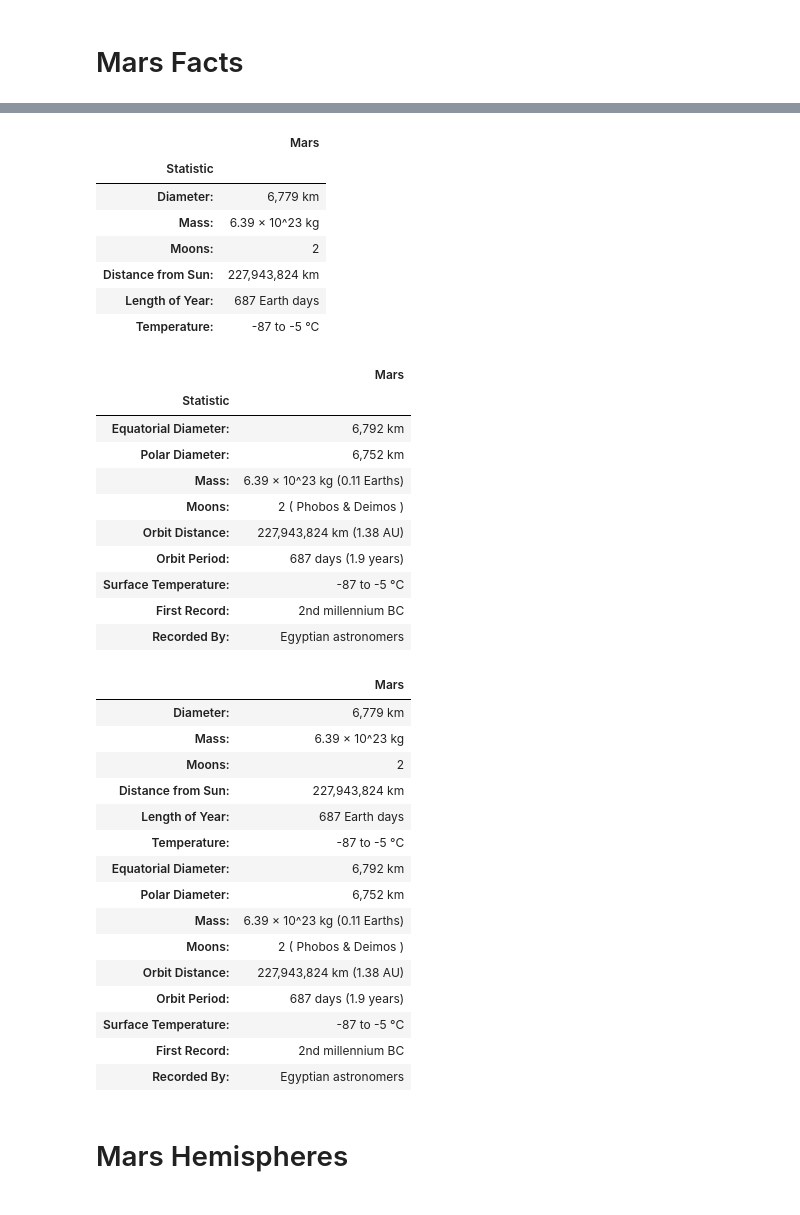
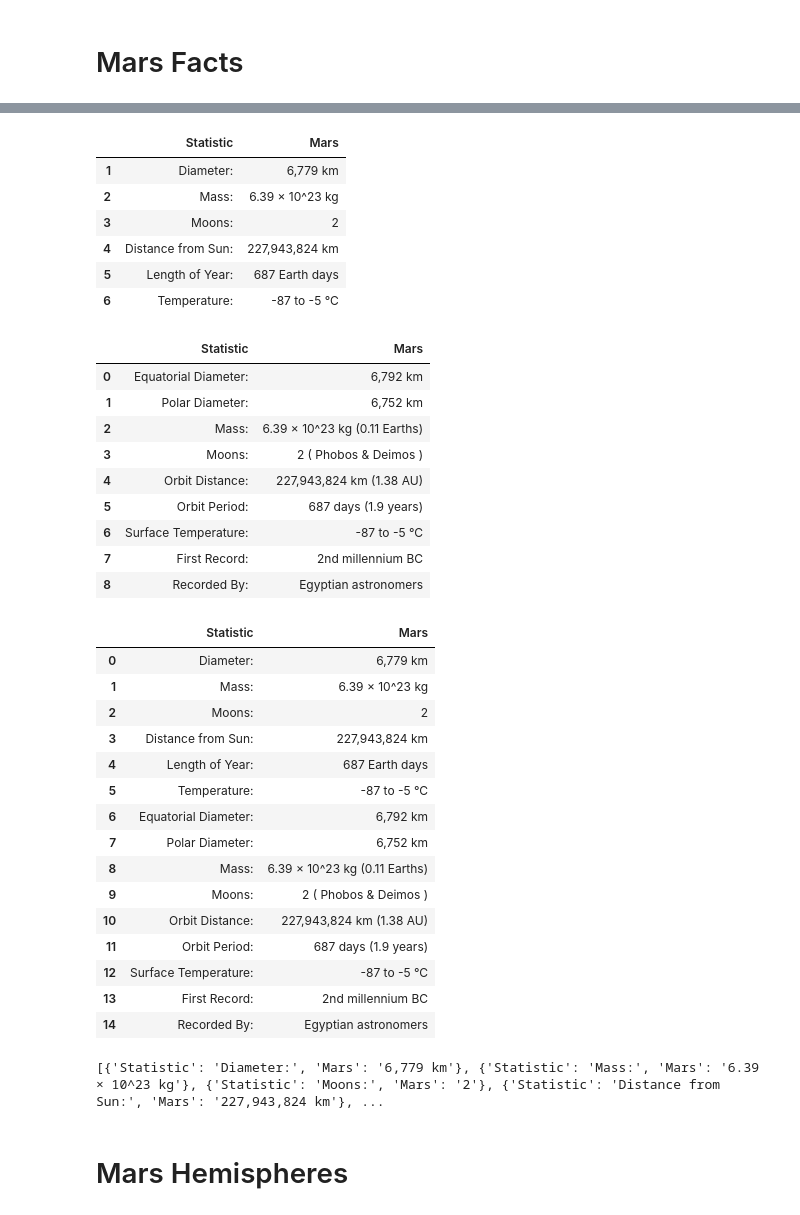
Before and after one commit to mikulr/web-scraping-challenge, a Jupyter notebook: mission_to_mars.ipynb, the cells around one changed output, grey strips where cells are left out. Cells and saved outputs as stored; diff of their text form; code cells hidden in the pictures.

```diff
--- a/mission_to_mars.ipynb
+++ b/mission_to_mars.ipynb
@@ -121,55 +121,52 @@ df = tables[0]
 df.columns = ['Statistic', 'Mars', 'Earth']
 df = df.iloc[1:]
 del df['Earth']
-df=df.set_index("Statistic")
 df
 # %% [output]
-|  | Mars |
-| Statistic |  |
-| Diameter: | 6,779 km |
-| Mass: | 6.39 × 10^23 kg |
-| Moons: | 2 |
-| Distance from Sun: | 227,943,824 km |
-| Length of Year: | 687 Earth days |
-| Temperature: | -87 to -5 °C |
+|  | Statistic | Mars |
+| 1 | Diameter: | 6,779 km |
+| 2 | Mass: | 6.39 × 10^23 kg |
+| 3 | Moons: | 2 |
+| 4 | Distance from Sun: | 227,943,824 km |
+| 5 | Length of Year: | 687 Earth days |
+| 6 | Temperature: | -87 to -5 °C |
 # %%
 #tidy up second table
 df2= tables[1]
 df2.columns=['Statistic', 'Mars']
-df2=df2.set_index("Statistic")
+
 df2
 # %% [output]
-|  | Mars |
-| Statistic |  |
-| Equatorial Diameter: | 6,792 km |
-| Polar Diameter: | 6,752 km |
-| Mass: | 6.39 × 10^23 kg (0.11 Earths) |
-| Moons: | 2 ( Phobos & Deimos ) |
-| Orbit Distance: | 227,943,824 km (1.38 AU) |
-| Orbit Period: | 687 days (1.9 years) |
-| Surface Temperature: | -87 to -5 °C |
-| First Record: | 2nd millennium BC |
-| Recorded By: | Egyptian astronomers |
+|  | Statistic | Mars |
+| 0 | Equatorial Diameter: | 6,792 km |
+| 1 | Polar Diameter: | 6,752 km |
+| 2 | Mass: | 6.39 × 10^23 kg (0.11 Earths) |
+| 3 | Moons: | 2 ( Phobos & Deimos ) |
+| 4 | Orbit Distance: | 227,943,824 km (1.38 AU) |
+| 5 | Orbit Period: | 687 days (1.9 years) |
+| 6 | Surface Temperature: | -87 to -5 °C |
+| 7 | First Record: | 2nd millennium BC |
+| 8 | Recorded By: | Egyptian astronomers |
 # %%
 #merge tables
 frames = [df, df2]
-result = pd.concat(frames)
-result.index.name = None
+result = pd.concat(frames,ignore_index=True)
+
 result
 # %% [output]
-|  | Mars |
-| Diameter: | 6,779 km |
-| Mass: | 6.39 × 10^23 kg |
-| Moons: | 2 |
-| Distance from Sun: | 227,943,824 km |
-| Length of Year: | 687 Earth days |
-| Temperature: | -87 to -5 °C |
-| Equatorial Diameter: | 6,792 km |
-| Polar Diameter: | 6,752 km |
-| Mass: | 6.39 × 10^23 kg (0.11 Earths) |
-| Moons: | 2 ( Phobos & Deimos ) |
-| Orbit Distance: | 227,943,824 km (1.38 AU) |
-| Orbit Period: | 687 days (1.9 years) |
-| Surface Temperature: | -87 to -5 °C |
-| First Record: | 2nd millennium BC |
-| Recorded By: | Egyptian astronomers |
+|  | Statistic | Mars |
+| 0 | Diameter: | 6,779 km |
+| 1 | Mass: | 6.39 × 10^23 kg |
+| 2 | Moons: | 2 |
+| 3 | Distance from Sun: | 227,943,824 km |
+| 4 | Length of Year: | 687 Earth days |
+| 5 | Temperature: | -87 to -5 °C |
+| 6 | Equatorial Diameter: | 6,792 km |
+| 7 | Polar Diameter: | 6,752 km |
+| 8 | Mass: | 6.39 × 10^23 kg (0.11 Earths) |
+| 9 | Moons: | 2 ( Phobos & Deimos ) |
+| 10 | Orbit Distance: | 227,943,824 km (1.38 AU) |
+| 11 | Orbit Period: | 687 days (1.9 years) |
+| 12 | Surface Temperature: | -87 to -5 °C |
+| 13 | First Record: | 2nd millennium BC |
+| 14 | Recorded By: | Egyptian astronomers |
@@ -186,2 +173,7 @@ webtablegn = build_table(result, 'green_dark', index=True, width='auto')
+# %%
+mars_facts=result.to_dict("records")
+print(mars_facts)
+# %% [output]
+[{'Statistic': 'Diameter:', 'Mars': '6,779 km'}, {'Statistic': 'Mass:', 'Mars': '6.39 × 10^23 kg'}, {'Statistic': 'Moons:', 'Mars': '2'}, {'Statistic': 'Distance from Sun:', 'Mars': '227,943,824 km'}, ...
 # %% [markdown]
 # Mars Hemispheres
```
Also changed, not shown: parts of 12 cells of this notebook, 5 other files.
